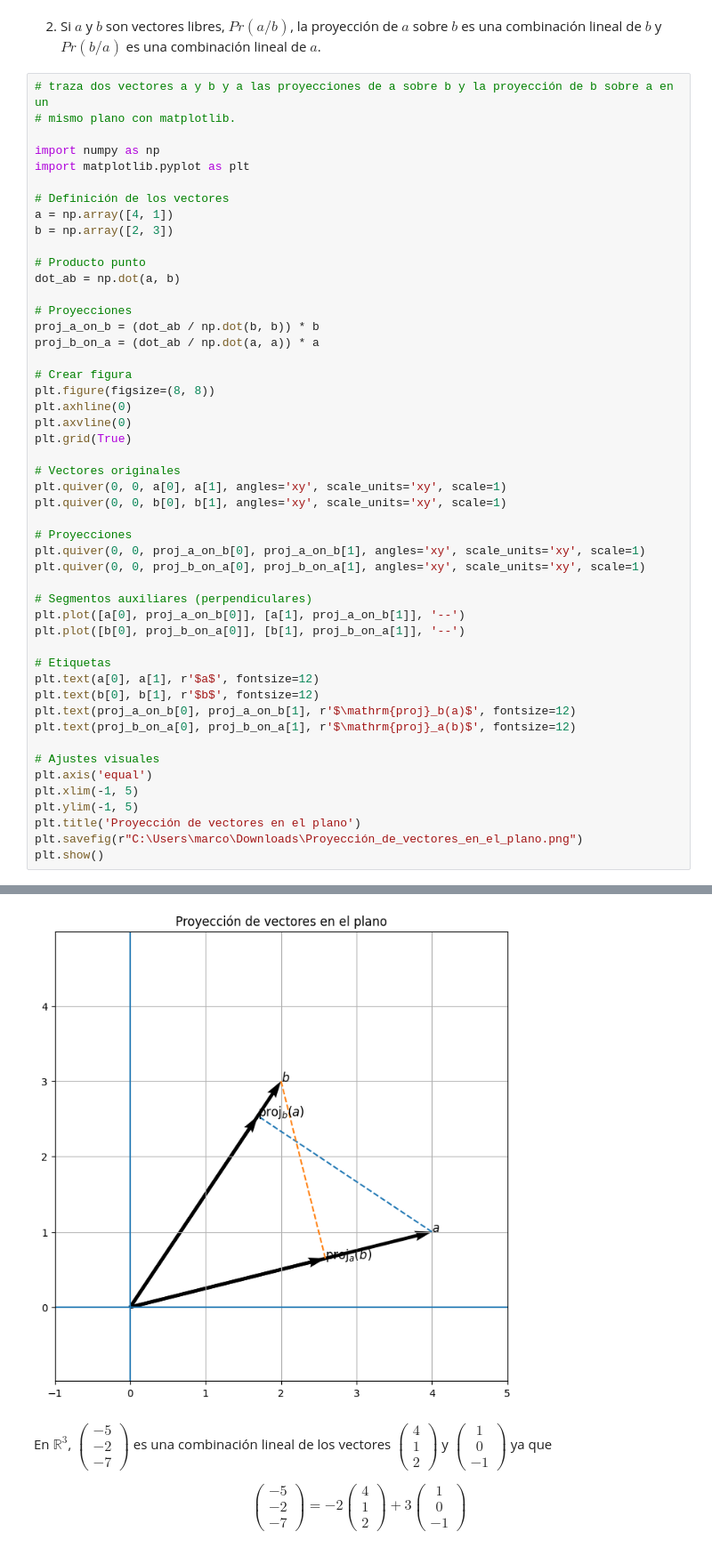
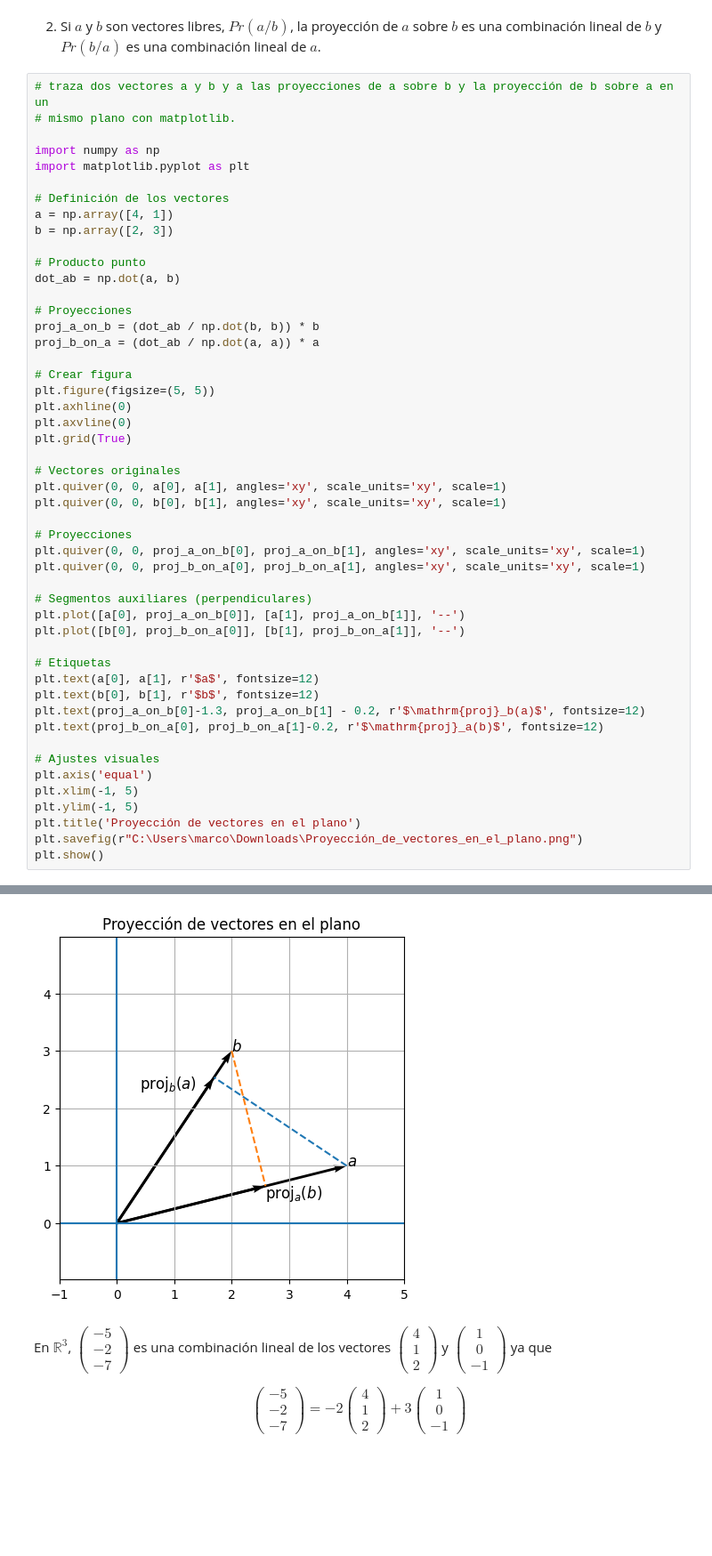
Before and after one commit to marco-canas/linear_algebra, a Jupyter notebook: 3_clases_segun_clara_mejia_laverde/1_cap/3_modulo/3_modulo.ipynb, the cells around one changed output, grey strips where cells are left out. Shown at 89% size. Cells and saved outputs as stored; diff of their text form; blank space fills up the shorter version.

```diff
--- a/3_clases_segun_clara_mejia_laverde/1_cap/3_modulo/3_modulo.ipynb
+++ b/3_clases_segun_clara_mejia_laverde/1_cap/3_modulo/3_modulo.ipynb
@@ -245,39 +246,39 @@ proj_a_on_b = (dot_ab / np.dot(b, b)) * b
 proj_b_on_a = (dot_ab / np.dot(a, a)) * a
 
 # Crear figura
-plt.figure(figsize=(8, 8))
+plt.figure(figsize=(5, 5))
 plt.axhline(0)
 plt.axvline(0)
 plt.grid(True)
 
 # Vectores originales
 plt.quiver(0, 0, a[0], a[1], angles='xy', scale_units='xy', scale=1)
 plt.quiver(0, 0, b[0], b[1], angles='xy', scale_units='xy', scale=1)
 
 # Proyecciones
 plt.quiver(0, 0, proj_a_on_b[0], proj_a_on_b[1], angles='xy', scale_units='xy', scale=1)
 plt.quiver(0, 0, proj_b_on_a[0], proj_b_on_a[1], angles='xy', scale_units='xy', scale=1)
 
 # Segmentos auxiliares (perpendiculares)
 plt.plot([a[0], proj_a_on_b[0]], [a[1], proj_a_on_b[1]], '--')
 plt.plot([b[0], proj_b_on_a[0]], [b[1], proj_b_on_a[1]], '--')
 
 # Etiquetas
 plt.text(a[0], a[1], r'$a$', fontsize=12)
 plt.text(b[0], b[1], r'$b$', fontsize=12)
-plt.text(proj_a_on_b[0], proj_a_on_b[1], r'$\mathrm{proj}_b(a)$', fontsize=12)
-plt.text(proj_b_on_a[0], proj_b_on_a[1], r'$\mathrm{proj}_a(b)$', fontsize=12)
+plt.text(proj_a_on_b[0]-1.3, proj_a_on_b[1] - 0.2, r'$\mathrm{proj}_b(a)$', fontsize=12)
+plt.text(proj_b_on_a[0], proj_b_on_a[1]-0.2, r'$\mathrm{proj}_a(b)$', fontsize=12)
 
 # Ajustes visuales
 plt.axis('equal')
 plt.xlim(-1, 5)
 plt.ylim(-1, 5)
 plt.title('Proyección de vectores en el plano')
 plt.savefig(r"C:\Users\marco\Downloads\Proyección_de_vectores_en_el_plano.png")
 plt.show()
 # %% [output]
 Ignoring fixed y limits to fulfill fixed data aspect with adjustable data limits.
-[figure, old version]
+[figure, new version]
 # %% [markdown]
 En  $\mathbb{R}^{3}$, $\begin{pmatrix} -5 \\ -2 \\ -7 \end{pmatrix}$ es una combinación lineal de los vectores $\begin{pmatrix} 4 \\ 1 \\ 2 \end{pmatrix}$ y $\begin{pmatrix} 1 \\ 0 \\ -1 \end{pmatrix}$ ya que
 
```
Also changed, not shown: parts of 26 cells of this notebook, 2 other files.
